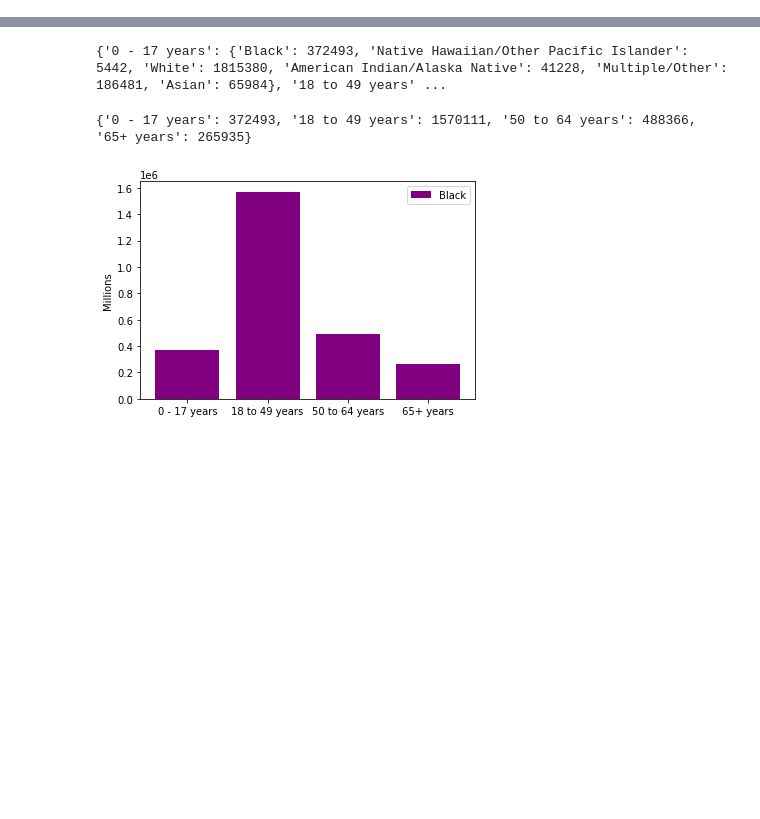
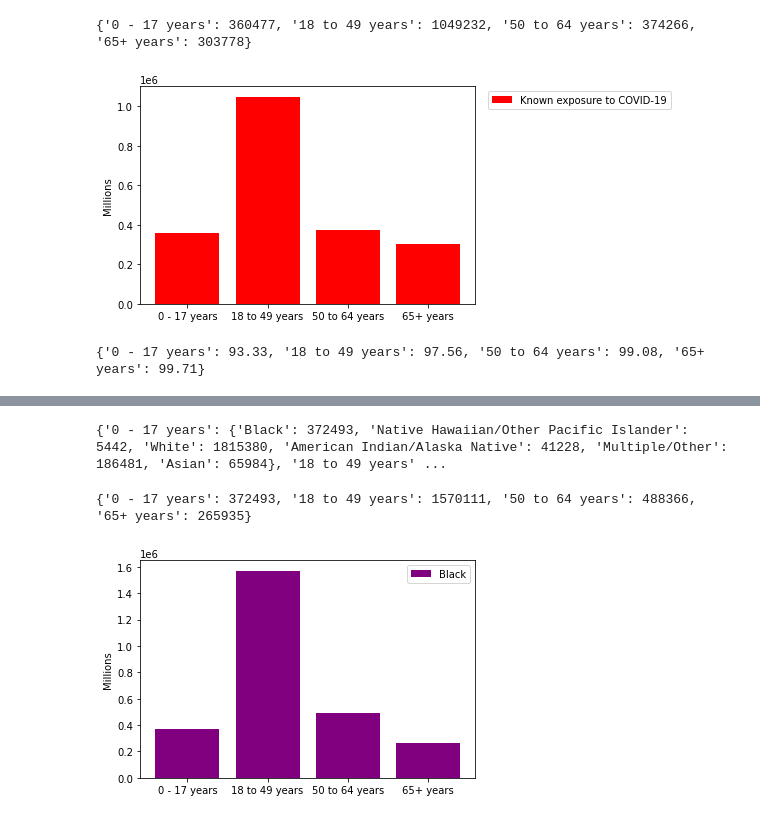
Before and after one commit to microtaryn/HotPodatas, a Jupyter notebook: CDC_COVID.ipynb, the cells around one changed output, grey strips where cells are left out. Saved outputs shown, nothing was run; the diff lists cells and outputs as text; code cells hidden in the pictures; blank space fills up the shorter version.

Commit message:
Added more charts

```diff
--- a/CDC_COVID.ipynb
+++ b/CDC_COVID.ipynb
@@ -103,0 +74,45 @@ print(age_comorbidity_dict)
+# %%
+age_exposure_dict = {}
+for key in ageDict4:
+    age_exposure_dict[key]= len(ageDict4[key])
+sorted_keys2 = sorted(age_exposure_dict)
+sorted_age_exposure_dict = {}
+for key in sorted_keys2:
+    sorted_age_exposure_dict[key] = age_exposure_dict[key]
+print(sorted_age_exposure_dict)
+# %% [output]
+{'0 - 17 years': 360477, '18 to 49 years': 1049232, '50 to 64 years': 374266, '65+ years': 303778}
+# %%
+import matplotlib.pyplot as plt
+
+Exp = sorted_age_exposure_dict
+
+plt.bar(range(len(Exp)), list(Exp.values()), align='center',color='red')
+plt.xticks(range(len(Exp)), list(Exp.keys()))
+plt.legend(['Known exposure to COVID-19'], bbox_to_anchor=(1.6,1), loc='upper right', ncol=1)
+plt.ylabel('Millions')
+plt.show()
+#Known exposure to COVID-19 by age group
+# %% [output]
+[figure, added]
+# %%
+age_comorbidity_dict = {}
+for key in ageDict5:
+    comorbidDict = {}
+    for item in ageDict5[key]:
+        comorbidDict[item] = comorbidDict.get(item, 0) + 1
+    age_comorbidity_dict[key] = comorbidDict
+#print(age_comorbidity_dict)
+for key in age_comorbidity_dict:
+    age_comorbidity_dict[key]["total"] = age_comorbidity_dict[key]["Yes"] + age_comorbidity_dict[key]["No"]
+#print(age_comorbidity_dict)
+percent_morbid_dict= {}
+for key in age_comorbidity_dict:
+    percent_morbid_dict[key] = round(100.0*age_comorbidity_dict[key]["Yes"]/age_comorbidity_dict[key]["total"],2)
+sorted_keys = sorted(percent_morbid_dict)
+sorted_percent_morbid_dict = {}
+for key in sorted_keys:
+    sorted_percent_morbid_dict[key] = percent_morbid_dict[key]
+print(sorted_percent_morbid_dict)
+# %% [output]
+{'0 - 17 years': 93.33, '18 to 49 years': 97.56, '50 to 64 years': 99.08, '65+ years': 99.71}
```
Also changed, not shown: parts of 9 cells of this notebook.
